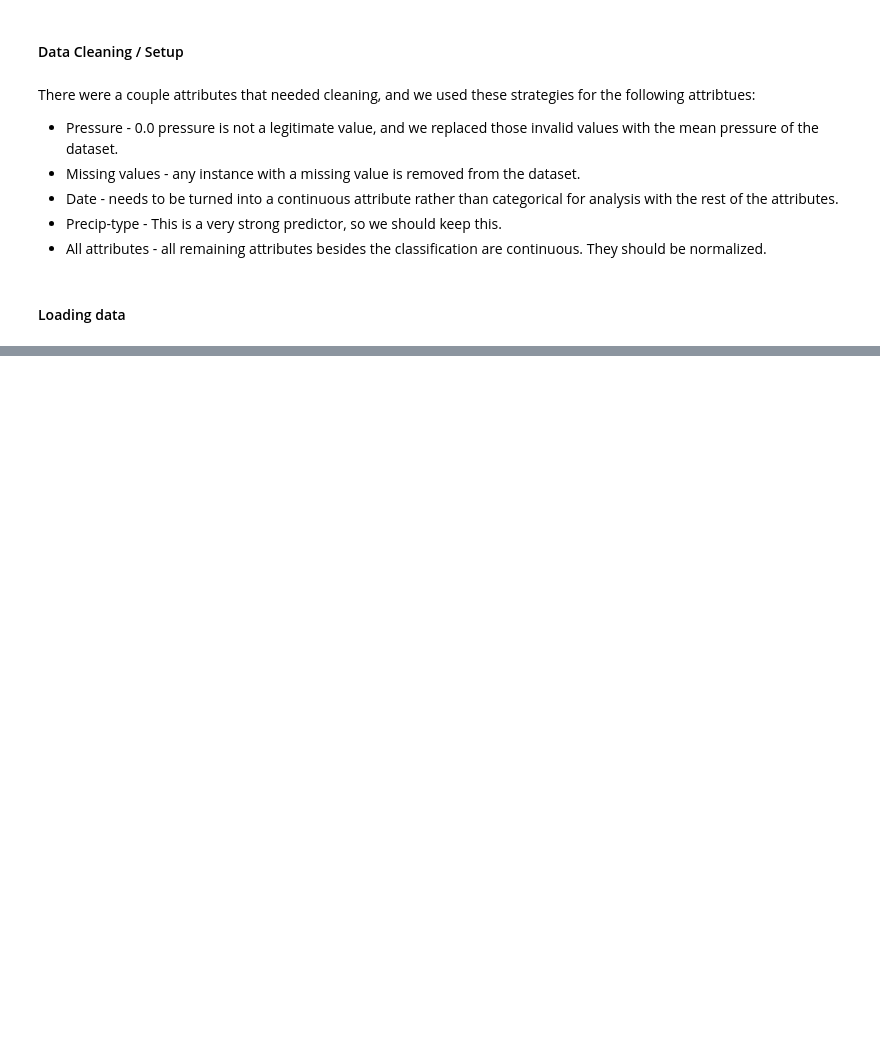
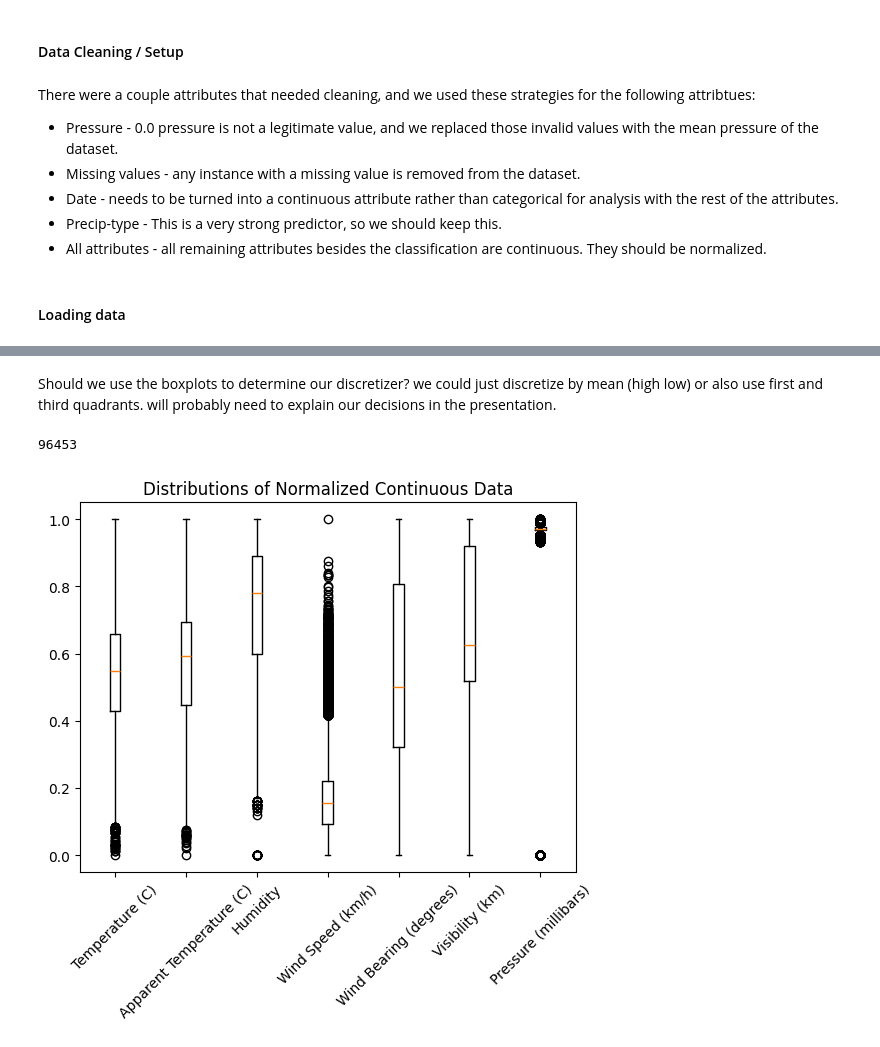
Before and after one commit to IsaacSShade/CPSC-322-Data-Science-Project, a Jupyter notebook: technical-report.ipynb, the cells around one changed output, grey strips where cells are left out. Saved outputs shown, nothing was run; the diff lists cells and outputs as text; code cells hidden in the pictures; blank space fills up the shorter version.

```diff
--- a/technical-report.ipynb
+++ b/technical-report.ipynb
@@ -86,3 +84,33 @@ all_xs = weather_x_data.data
+# %% [markdown]
+Should we use the boxplots to determine our discretizer? we could just discretize by mean (high low) or also use first and third quadrants. will probably need to explain our decisions in the presentation.
+# %%
+# box plots for continuous data
+import matplotlib.pyplot as plt
+fig, ax = plt.subplots()
+weather_cts_data = weather_data.select_columns(["Temperature (C)", "Apparent Temperature (C)",
+                                      "Humidity", "Wind Speed (km/h)", "Wind Bearing (degrees)", "Visibility (km)", "Pressure (millibars)"]).data
+weather_cts_data_transposed = [list(row) for row in zip(*weather_cts_data)]
+print(len(weather_cts_data))
+for idx, data in enumerate(weather_cts_data_transposed):
+    # first, normalize it
+    new_data = myutils.norm_list(data)
+    ax.boxplot(new_data, positions = [idx])
+
+
+ax.set_xticks(range(7))
+ax.set_xticklabels(["Temperature (C)",
+                    "Apparent Temperature (C)",
+                    "Humidity",
+                    "Wind Speed (km/h)",
+                    "Wind Bearing (degrees)",
+                    "Visibility (km)",
+                    "Pressure (millibars)"])
+plt.xticks(rotation = 45)
+ax.set_title("Distributions of Normalized Continuous Data")
+plt.show()
+# %% [output]
+96453
+[figure, added]
 # %% [markdown]
 #### Comparing Classifiers
 Decision Tree - Need to discretize continuous classifiers for this to work.
```
Also changed, not shown: parts of 7 cells of this notebook, 2 other files.
